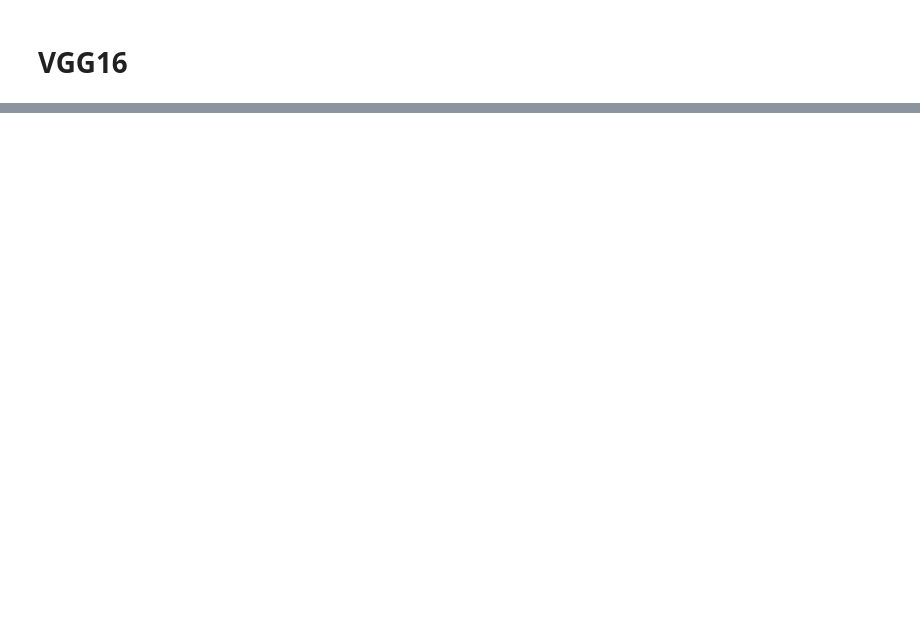
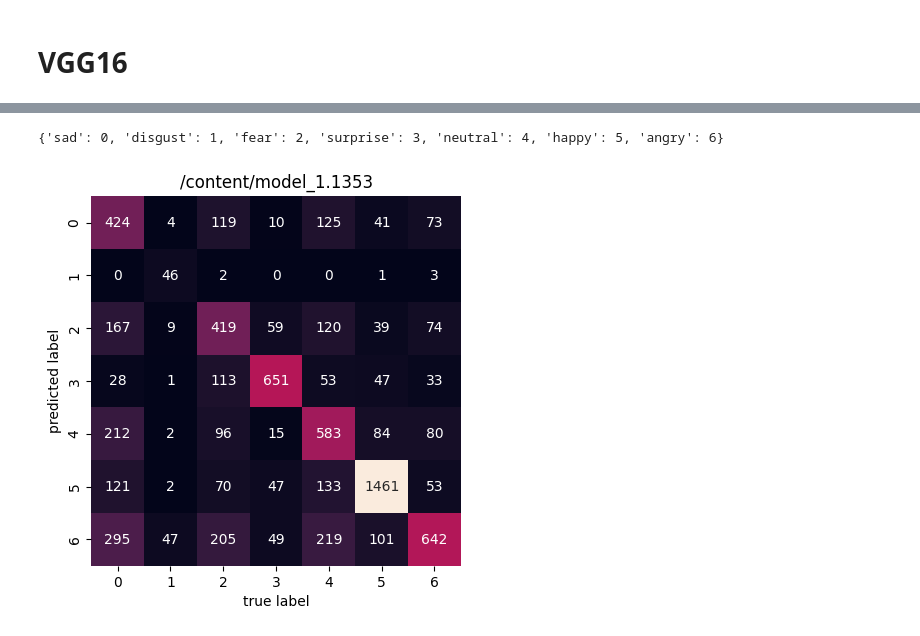
Before and after one commit to CiZ01/ailab-project-emotion-recognition, a Jupyter notebook: VGG16.ipynb, the cells around one changed output, grey strips where cells are left out. Drawn from its saved outputs; the diff is of its cells as text; code cells hidden in the pictures; blank space fills up the shorter version.

```diff
--- a/VGG16.ipynb
+++ b/VGG16.ipynb
@@ -264,0 +306,19 @@ plot_figure(test_result)
+# %%
+#@title
+from sklearn.metrics import confusion_matrix
+def get_confusion_matrix(test_labels, test_predictions, labels):
+
+  mat = confusion_matrix(test_labels, test_predictions)
+  sns.heatmap(mat.T, square=True, annot=True, fmt='d', cbar=False,
+              xticklabels=labels,
+              yticklabels=labels)
+  plt.xlabel('true label')
+  plt.ylabel('predicted label');
+  plt.title(best_last_model if best_last_model else 'First Model')
+# %%
+labels = test_dataset.labels.values()
+get_confusion_matrix(test_labels, test_predictions, labels)
+print(test_dataset.labels)
+# %% [output]
+{'sad': 0, 'disgust': 1, 'fear': 2, 'surprise': 3, 'neutral': 4, 'happy': 5, 'angry': 6}
+[figure, added]
```
Also changed, not shown: parts of 17 cells of this notebook, 50 other files.
